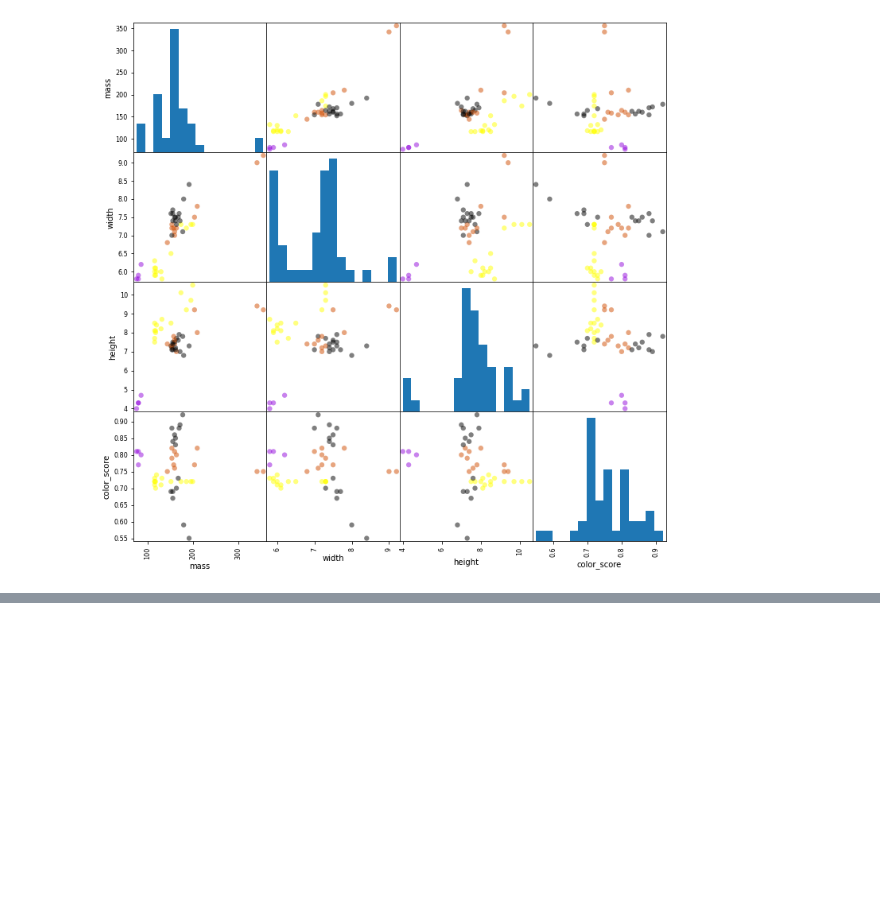
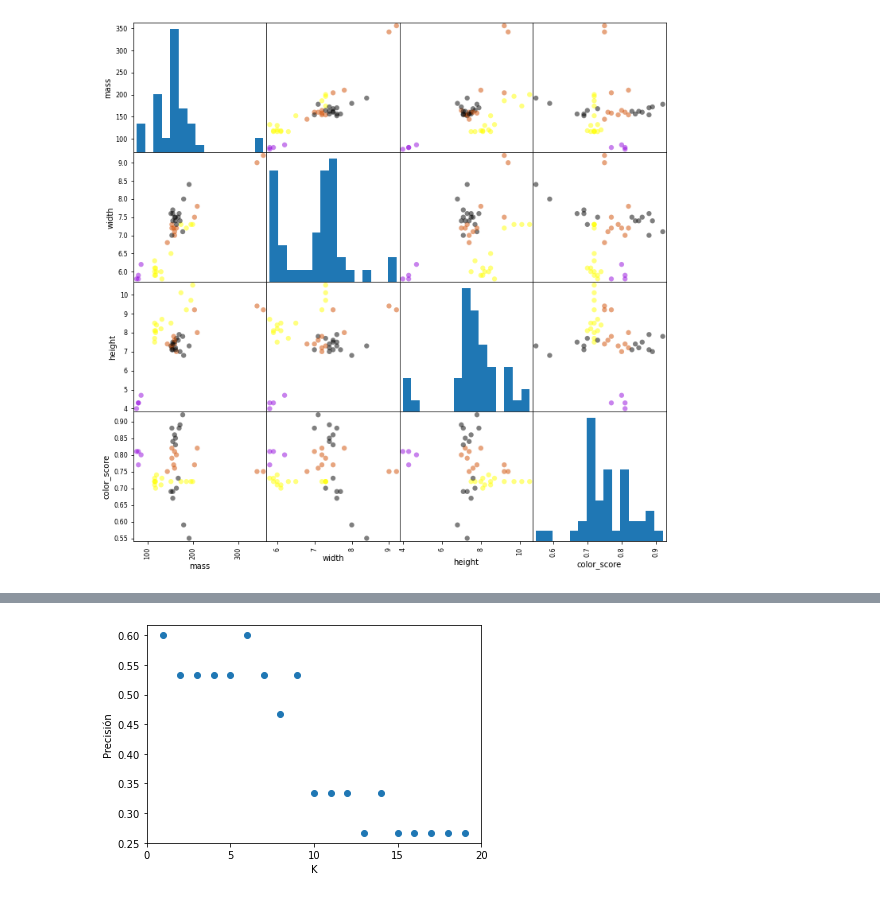
Before and after one commit to JuanFeA98/Applied-Machine-Learning-in-Python, a Jupyter notebook: 01. A simple classification task.ipynb, the cells around one changed output, grey strips where cells are left out. Cells and saved outputs as stored; diff of their text form; code cells hidden in the pictures; blank space fills up the shorter version.

```diff
--- a/01. A simple classification task.ipynb
+++ b/01. A simple classification task.ipynb
@@ -76,0 +93,19 @@ X_train, X_test, y_train, y_test = train_test_split(X, y, test_size=0.25, random
+# %%
+# Eligiendo el número óptimo de k
+
+k_range = range(1, 20)
+scores = []
+
+for i in k_range:
+    knn = KNeighborsClassifier(n_neighbors=i)
+    knn.fit(X_train, y_train)
+    scores.append(knn.score(X_test, y_test))
+# %%
+plt.figure()
+plt.scatter(k_range, scores)
+plt.xlabel('K')
+plt.ylabel('Precisión')
+plt.xticks([0, 5, 10, 15, 20])
+plt.show()
+# %% [output]
+[figure, added]
```
Also changed, not shown: parts of 19 cells of this notebook, 2 other files.
